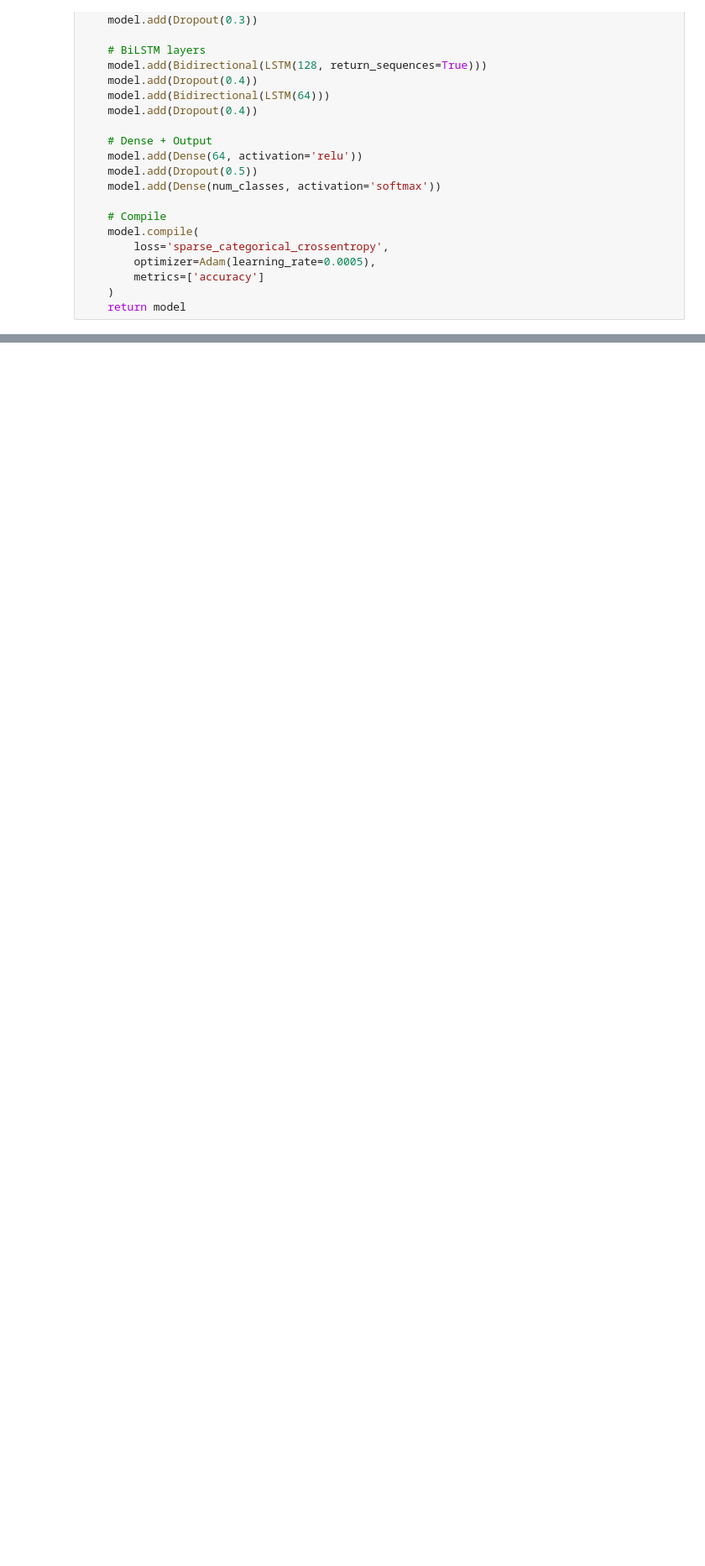
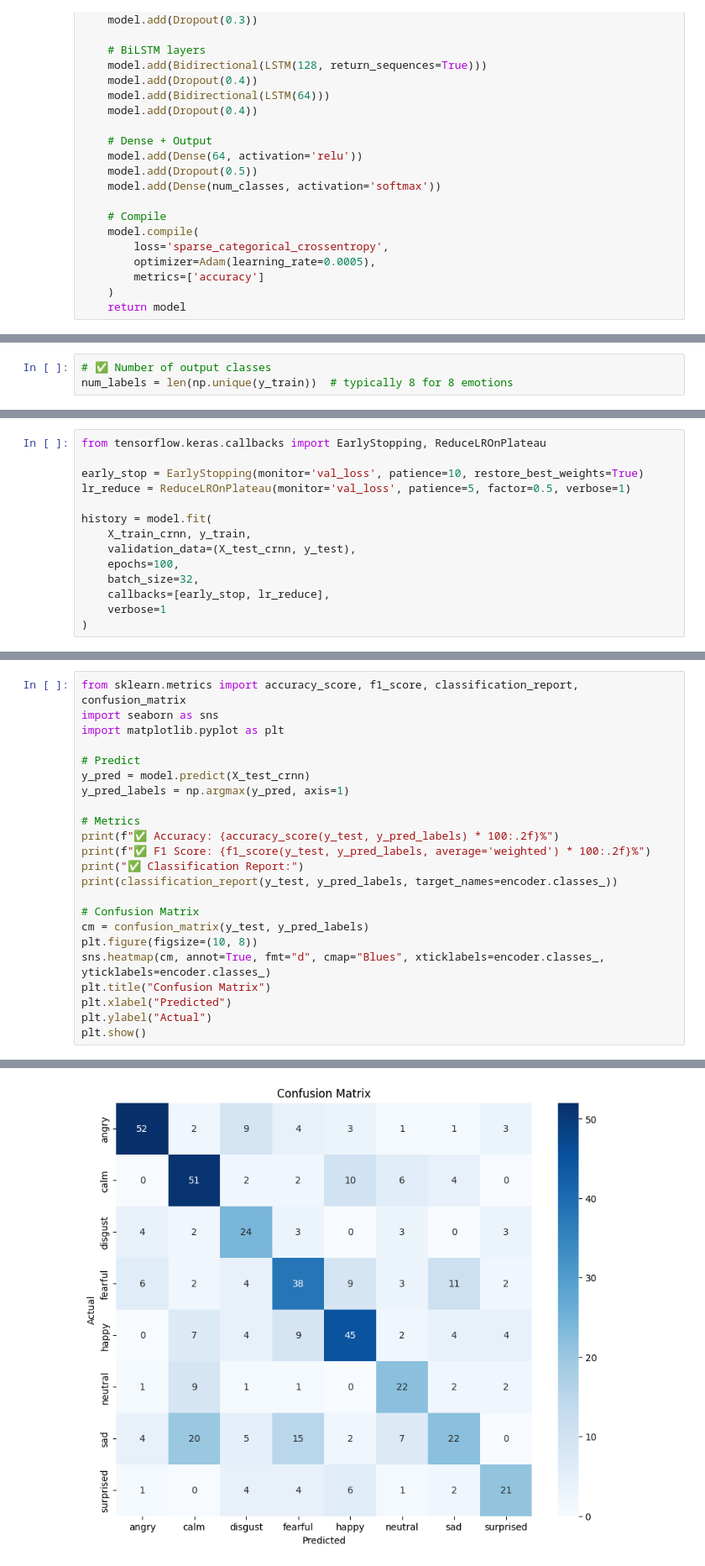
Before and after one commit to 5irendra/emotion_recognition, a Jupyter notebook: 03_DeepLearning_Models.ipynb, the cells around one changed output, grey strips where cells are left out. Shown: that part at 84% size. Saved outputs shown, nothing was run; the diff lists cells and outputs as text; blank space fills up the shorter version.

```diff
--- a/03_DeepLearning_Models.ipynb
+++ b/03_DeepLearning_Models.ipynb
@@ -720,0 +700,3 @@ weighted avg       0.61      0.60      0.59       491
+# %%
+# ✅ Number of output classes
+num_labels = len(np.unique(y_train))  # typically 8 for 8 emotions
@@ -720,0 +768,14 @@ weighted avg       0.61      0.60      0.59       491
+# %%
+from tensorflow.keras.callbacks import EarlyStopping, ReduceLROnPlateau
+
+early_stop = EarlyStopping(monitor='val_loss', patience=10, restore_best_weights=True)
+lr_reduce = ReduceLROnPlateau(monitor='val_loss', patience=5, factor=0.5, verbose=1)
+
+history = model.fit(
+    X_train_crnn, y_train,
+    validation_data=(X_test_crnn, y_test),
+    epochs=100,
+    batch_size=32,
+    callbacks=[early_stop, lr_reduce],
+    verbose=1
+)
@@ -720,0 +800,24 @@ weighted avg       0.61      0.60      0.59       491
+# %%
+from sklearn.metrics import accuracy_score, f1_score, classification_report, confusion_matrix
+import seaborn as sns
+import matplotlib.pyplot as plt
+
+# Predict
+y_pred = model.predict(X_test_crnn)
+y_pred_labels = np.argmax(y_pred, axis=1)
+
+# Metrics
+print(f"✅ Accuracy: {accuracy_score(y_test, y_pred_labels) * 100:.2f}%")
+print(f"✅ F1 Score: {f1_score(y_test, y_pred_labels, average='weighted') * 100:.2f}%")
+print("✅ Classification Report:")
+print(classification_report(y_test, y_pred_labels, target_names=encoder.classes_))
+
+# Confusion Matrix
+cm = confusion_matrix(y_test, y_pred_labels)
+plt.figure(figsize=(10, 8))
+sns.heatmap(cm, annot=True, fmt="d", cmap="Blues", xticklabels=encoder.classes_, yticklabels=encoder.classes_)
+plt.title("Confusion Matrix")
+plt.xlabel("Predicted")
+plt.ylabel("Actual")
+plt.show()
+# %% [output]
@@ -720,0 +842 @@ weighted avg       0.61      0.60      0.59       491
+[figure, added]
```
Also changed, not shown: parts of 38 cells of this notebook, 1 other file.
